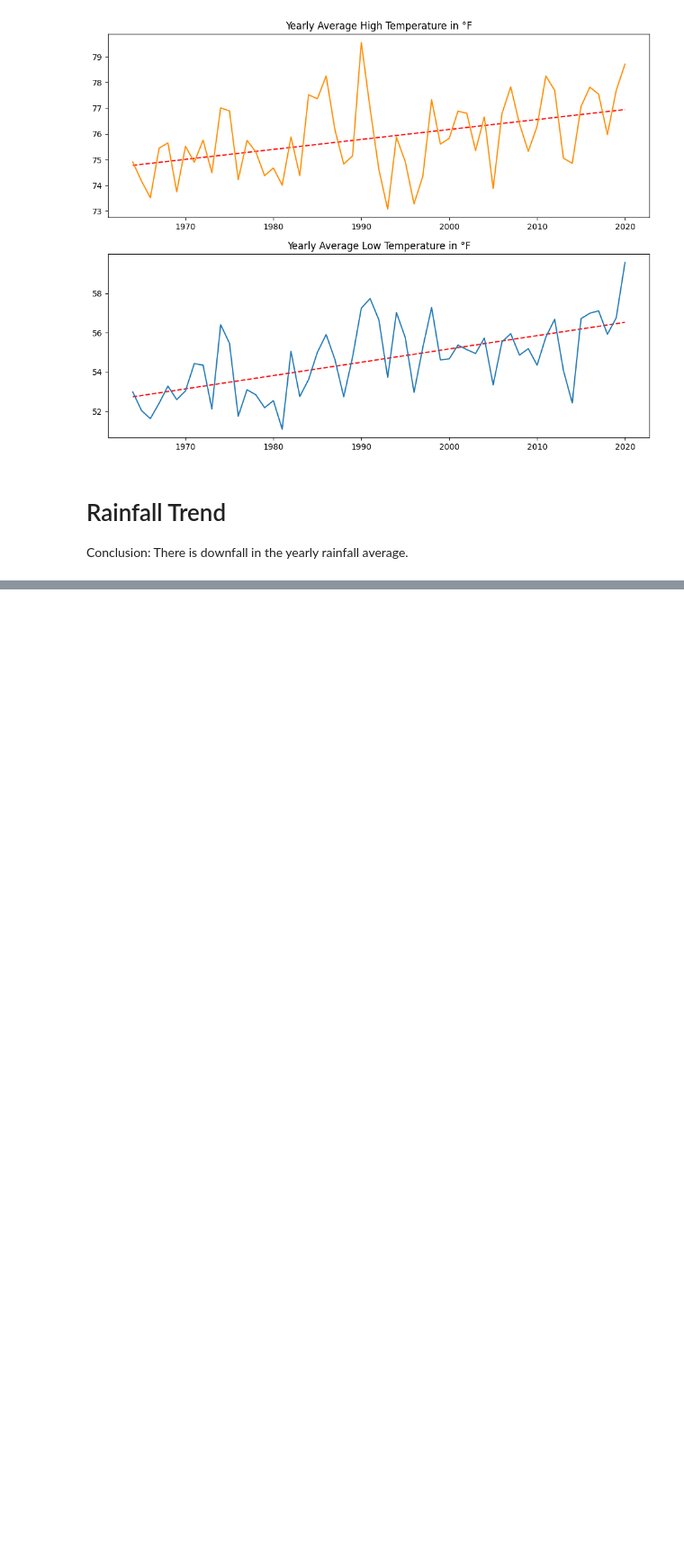
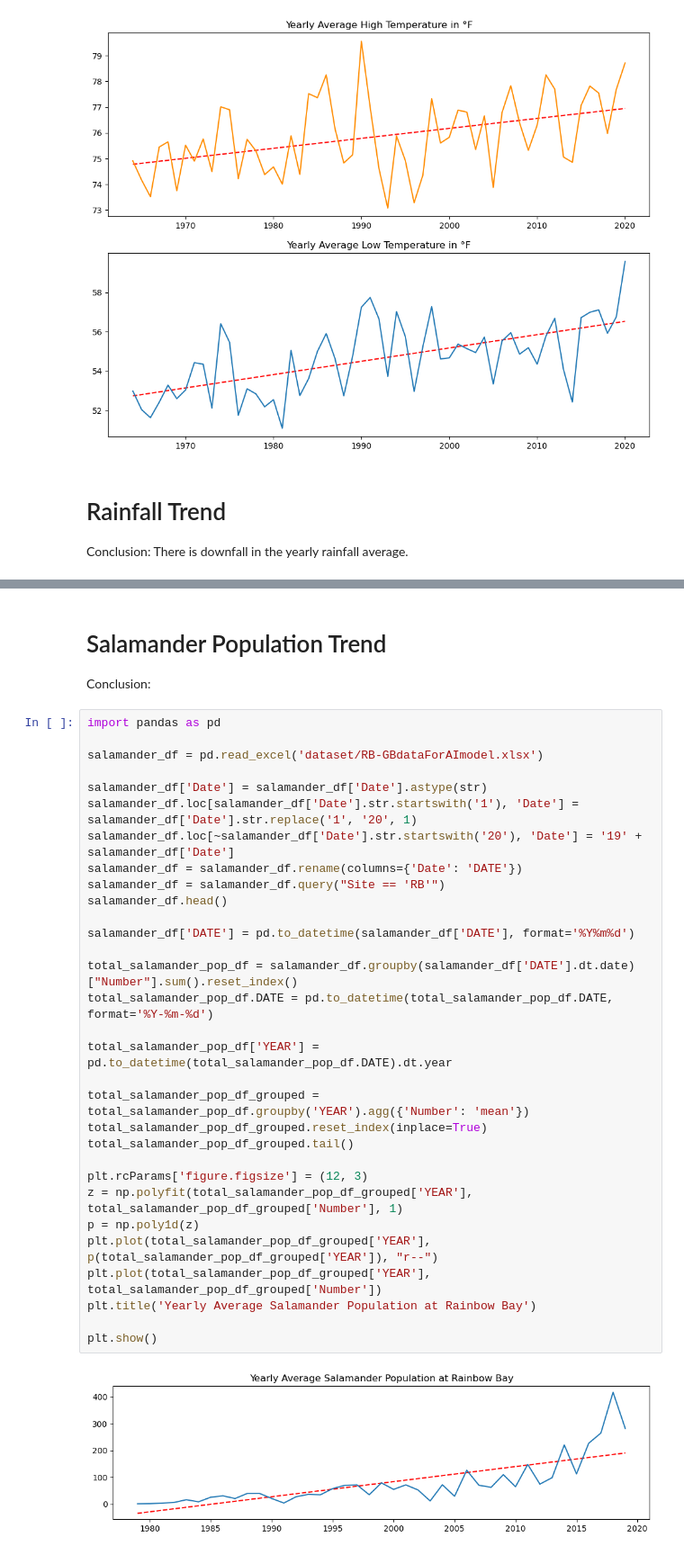
Before and after one commit to sagunraj/temp-rainfall-ds, a Jupyter notebook: temp_vs_rainfall.ipynb, the cells around one changed output, grey strips where cells are left out. Shown: that part at 90% size. Saved outputs shown, nothing was run; the diff lists cells and outputs as text; blank space fills up the shorter version.

```diff
--- a/temp_vs_rainfall.ipynb
+++ b/temp_vs_rainfall.ipynb
@@ -58,0 +59,36 @@ plt.show()
+# %% [markdown]
+# Salamander Population Trend
+Conclusion:
+# %%
+import pandas as pd
+
+salamander_df = pd.read_excel('dataset/RB-GBdataForAImodel.xlsx')
+
+salamander_df['Date'] = salamander_df['Date'].astype(str)
+salamander_df.loc[salamander_df['Date'].str.startswith('1'), 'Date'] = salamander_df['Date'].str.replace('1', '20', 1)
+salamander_df.loc[~salamander_df['Date'].str.startswith('20'), 'Date'] = '19' + salamander_df['Date']
+salamander_df = salamander_df.rename(columns={'Date': 'DATE'})
+salamander_df = salamander_df.query("Site == 'RB'")
+salamander_df.head()
+
+salamander_df['DATE'] = pd.to_datetime(salamander_df['DATE'], format='%Y%m%d')
+
+total_salamander_pop_df = salamander_df.groupby(salamander_df['DATE'].dt.date)["Number"].sum().reset_index()
+total_salamander_pop_df.DATE = pd.to_datetime(total_salamander_pop_df.DATE, format='%Y-%m-%d')
+
+total_salamander_pop_df['YEAR'] = pd.to_datetime(total_salamander_pop_df.DATE).dt.year
+
+total_salamander_pop_df_grouped = total_salamander_pop_df.groupby('YEAR').agg({'Number': 'mean'})
+total_salamander_pop_df_grouped.reset_index(inplace=True)
+total_salamander_pop_df_grouped.tail()
+
+plt.rcParams['figure.figsize'] = (12, 3)
+z = np.polyfit(total_salamander_pop_df_grouped['YEAR'], total_salamander_pop_df_grouped['Number'], 1)
+p = np.poly1d(z)
+plt.plot(total_salamander_pop_df_grouped['YEAR'], p(total_salamander_pop_df_grouped['YEAR']), "r--")
+plt.plot(total_salamander_pop_df_grouped['YEAR'], total_salamander_pop_df_grouped['Number'])
+plt.title('Yearly Average Salamander Population at Rainbow Bay')
+
+plt.show()
+# %% [output]
+[figure, added]
```
Also changed, not shown: parts of 1 cell of this notebook, 8 other files.
